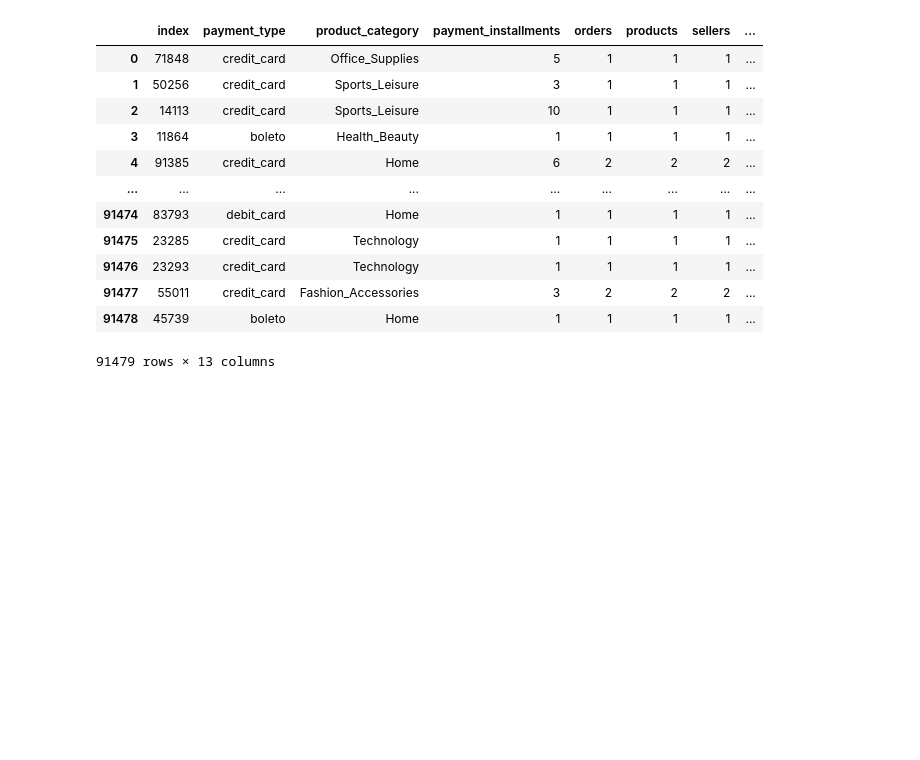
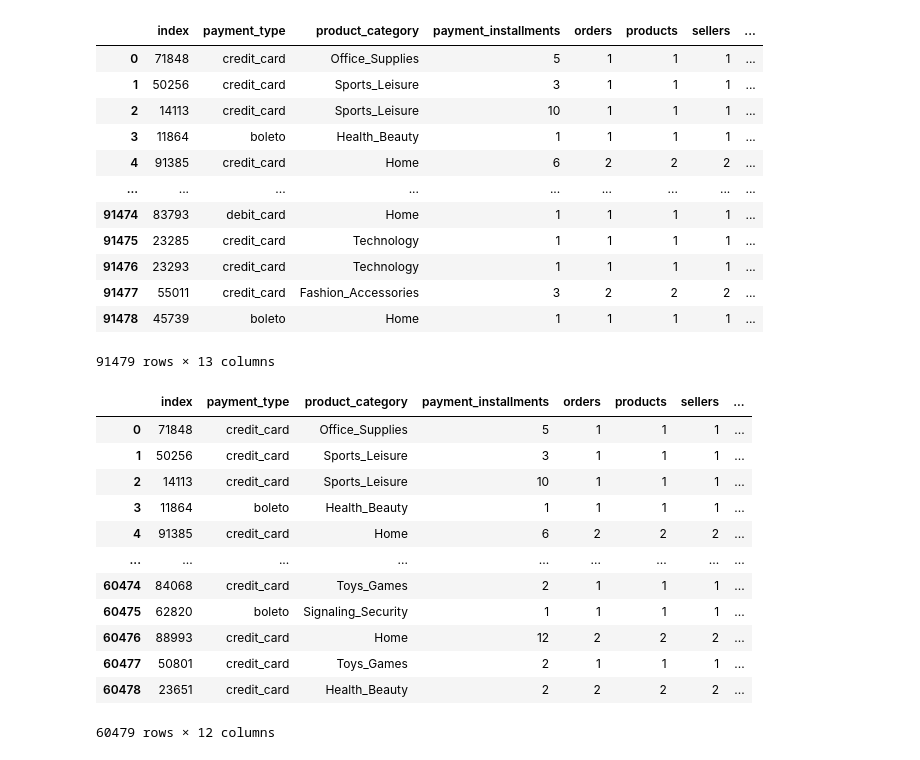
Before and after one commit to ZouhairHoussni/olist, a Jupyter notebook: modelisation.ipynb, the cells around one changed output. Drawn from its saved outputs; the diff is of its cells as text; code cells hidden in the pictures; blank space fills up the shorter version.

```diff
--- a/modelisation.ipynb
+++ b/modelisation.ipynb
@@ -386,6 +412,22 @@ df_ari_t3=df_ari_t3.drop('order_purchase_timestamp',axis=1)
 
 df_ari_t4=df[df['order_purchase_timestamp']<'2018-07']
 df_ari_t4=df_ari_t4.drop('order_purchase_timestamp',axis=1)
+# %%
+df_ari_t2
+# %% [output]
+|  | index | payment_type | product_category | payment_installments | orders | products | sellers | ... |
+| 0 | 71848 | credit_card | Office_Supplies | 5 | 1 | 1 | 1 | ... |
+| 1 | 50256 | credit_card | Sports_Leisure | 3 | 1 | 1 | 1 | ... |
+| 2 | 14113 | credit_card | Sports_Leisure | 10 | 1 | 1 | 1 | ... |
+| 3 | 11864 | boleto | Health_Beauty | 1 | 1 | 1 | 1 | ... |
+| 4 | 91385 | credit_card | Home | 6 | 2 | 2 | 2 | ... |
+| ... | ... | ... | ... | ... | ... | ... | ... | ... |
+| 60474 | 84068 | credit_card | Toys_Games | 2 | 1 | 1 | 1 | ... |
+| 60475 | 62820 | boleto | Signaling_Security | 1 | 1 | 1 | 1 | ... |
+| 60476 | 88993 | credit_card | Home | 12 | 2 | 2 | 2 | ... |
+| 60477 | 50801 | credit_card | Toys_Games | 2 | 1 | 1 | 1 | ... |
+| 60478 | 23651 | credit_card | Health_Beauty | 2 | 2 | 2 | 2 | ... |
+60479 rows × 12 columns
 # %%
 index=df_ari_t0.index.to_list()
 # %%
```
Also changed, not shown: parts of 9 cells of this notebook.
